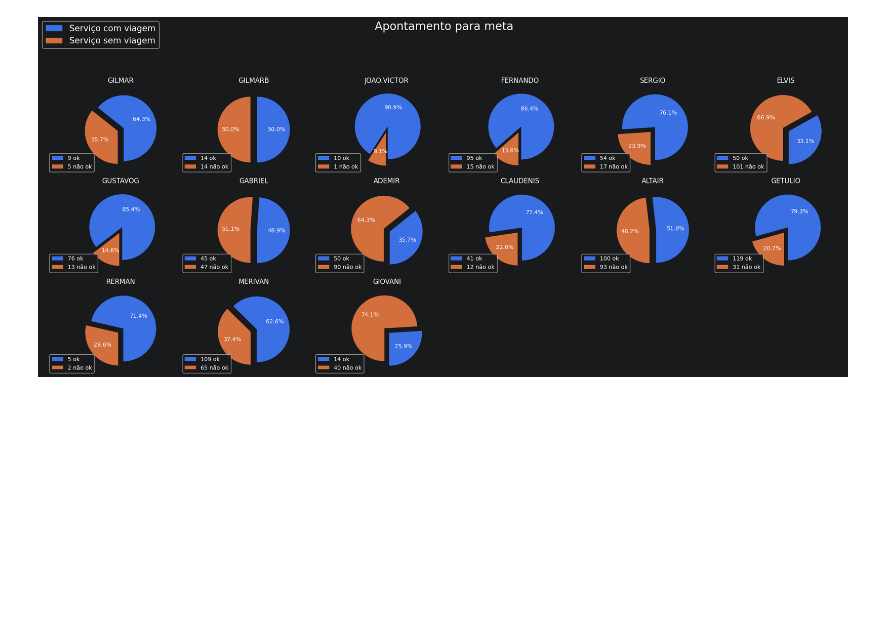
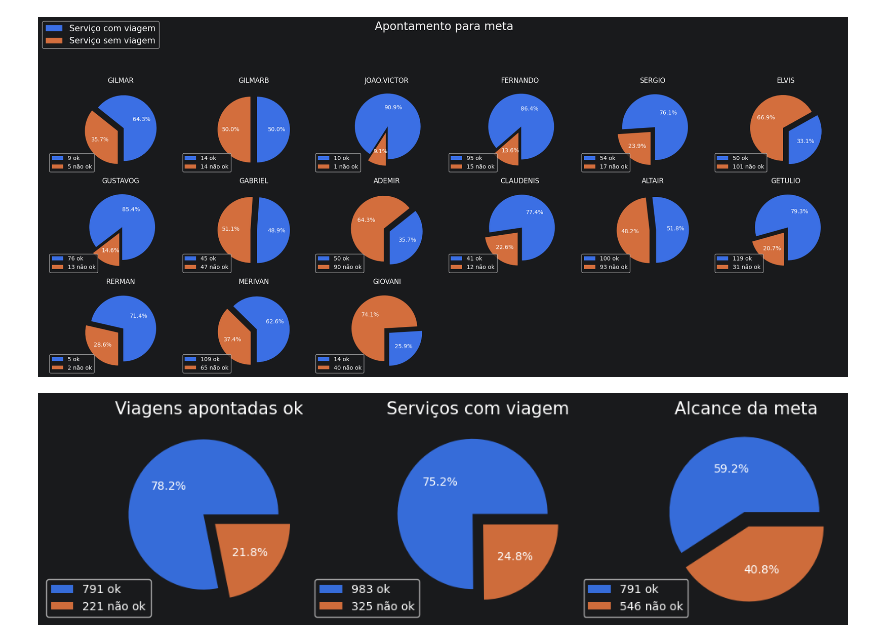
Before and after one commit to JoaoPresley/Metas2026_MSGAS, a Jupyter notebook: sample.ipynb, the cells around one changed output. Saved outputs shown, nothing was run; the diff lists cells and outputs as text; code cells hidden in the pictures; blank space fills up the shorter version.

Commit message:
FEAT: Grafico pizza das metas gerais

```diff
--- a/sample.ipynb
+++ b/sample.ipynb
@@ -452,11 +452,61 @@ plt.show()
 [figure]
 # %%
 # 3.1 Meta
-fig, ax = plt.subplots(1, 3, figsize=(20, 8))
+fig, ax = plt.subplots(1, 3, figsize=(10, 4))
 cores = ["#3b6fe4", "#d36e3d"]
 
-#1. Pizza de Viagens
+#3.1.1 Pizza de Viagens
 viagens = df[df["Tipo_temporal"] == "Viagem"]
 ok = len(viagens[viagens["Valida serviço"]])
-#2. Pizza de Serviços
-#3. Pizza da Meta
+erro = len(viagens[~viagens["Valida serviço"]])
+fatias, text, autotext = ax[0].pie(
+    [ok, erro],
+    explode=[0.1, 0.1],
+    autopct="%1.1f%%",
+)
+ax[0].legend(
+    fatias,
+    [f"{ok} ok", f"{erro} não ok"],
+    loc="lower left",
+    bbox_to_anchor=(-0.4, -0.05),
+)
+ax[0].set_title("Viagens apontadas ok", fontsize=15, color='white', pad=10)
+
+#3.1.2 Pizza de Serviços
+serviços = df[df["Tipo_temporal"] == "Serviço"]
+ok = len(serviços[serviços["Valida serviço"]])
+erro = len(serviços[~serviços["Valida serviço"]])
+fatias, text, autotext = ax[1].pie(
+    [ok, erro],
+    explode=[0.1, 0.1],
+    autopct="%1.1f%%",
+)
+ax[1].legend(
+    fatias,
+    [f"{ok} ok", f"{erro} não ok"],
+    loc="lower left",
+    bbox_to_anchor=(-0.4, -0.05)
+)
+ax[1].set_title("Serviços com viagem", fontsize=15, color='white', pad=10)
+#3.1.3 Pizza da Meta
+ok = len(viagens[viagens["Valida serviço"]])
+total = len(viagens) + len(serviços[~serviços["Valida serviço"]])
+erro = total - ok
+
+fatias, text, autotext = ax[2].pie(
+    [ok, erro],
+    explode=[0.1, 0.1],
+    autopct="%1.1f%%",
+)
+ax[2].legend(
+    fatias,
+    [f"{ok} ok", f"{erro} não ok"],
+    loc="lower left",
+    bbox_to_anchor=(-0.4, -0.05)
+)
+ax[2].set_title("Alcance da meta", fontsize=15, color='white', pad=10)
+#3.1 Mostra grafico
+plt.tight_layout()
+plt.show()
+# %% [output]
+[figure, added]
```
